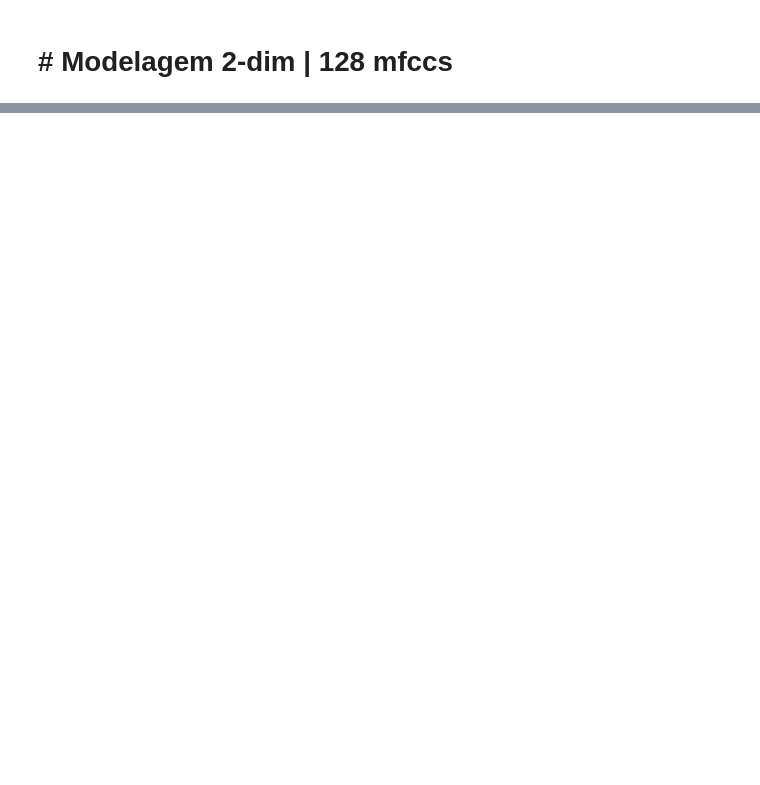
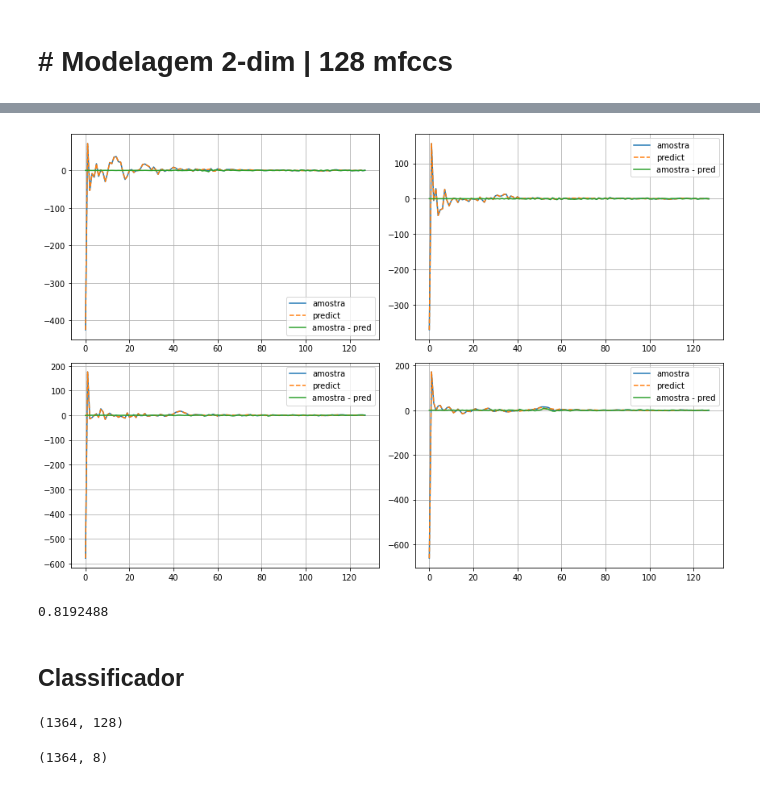
Before and after one commit to htbrandao/ppgi, a Jupyter notebook: modelagem/notebooks/03_B_128_modelagem.ipynb, the cells around one changed output, grey strips where cells are left out. Drawn from its saved outputs; the diff is of its cells as text; code cells hidden in the pictures; blank space fills up the shorter version.

```diff
--- a/modelagem/notebooks/03_B_128_modelagem.ipynb
+++ b/modelagem/notebooks/03_B_128_modelagem.ipynb
@@ -48,0 +96,5 @@ drwxrwxrwx 1 hbrandao hbrandao  320 mar 22 01:49 ..
+# %%
+X128 = np.load(f'{DIR_MFCC}/mean/Xsinal_128mfcc_mean.npy')
+
+x128train, x128test, *_ = train_test_split(X128)
+x128train.shape, x128test.shape
@@ -48,0 +106,2 @@ drwxrwxrwx 1 hbrandao hbrandao  320 mar 22 01:49 ..
+# %%
+dim = X128.shape[-1]
@@ -48,0 +187,29 @@ drwxrwxrwx 1 hbrandao hbrandao  320 mar 22 01:49 ..
+# %%
+plt.figure(figsize=(12,8))
+
+row, col, idx = 2, 2, 1
+
+for i in range(row*col):
+    reg = choice(x128train).reshape(1,dim)
+    pred = modelo128.predict(reg)
+    diff = reg - pred
+
+    plt.subplot(row, col, idx)
+    plt.plot(reg.flatten(), label='amostra')
+    plt.plot(pred.flatten(), label='predict', linestyle='--')
+    plt.plot(diff.flatten(), label='amostra - pred')
+    plt.legend()
+    plt.grid()
+    idx += 1
+
+plt.tight_layout()
+plt.show()
+# %% [output]
+[figure, added]
+# %%
+pred_x128 = modelo128.predict(x128test)
+loss_x128 = K.losses.mse(pred_x128, x128test)
+
+np.mean(loss_x128)
+# %% [output]
+0.8192488
@@ -48,0 +222,11 @@ drwxrwxrwx 1 hbrandao hbrandao  320 mar 22 01:49 ..
+# %% [markdown]
+## Classificador
+# %%
+X128.shape
+# %% [output]
+(1364, 128)
+# %%
+Xfusao = pd.read_csv(f'{DIR_DATAFRAMES}/Xfusao.csv', delimiter=';')
+Xfusao.shape
+# %% [output]
+(1364, 8)
```
Also changed, not shown: parts of 54 cells of this notebook, 1 other file.
